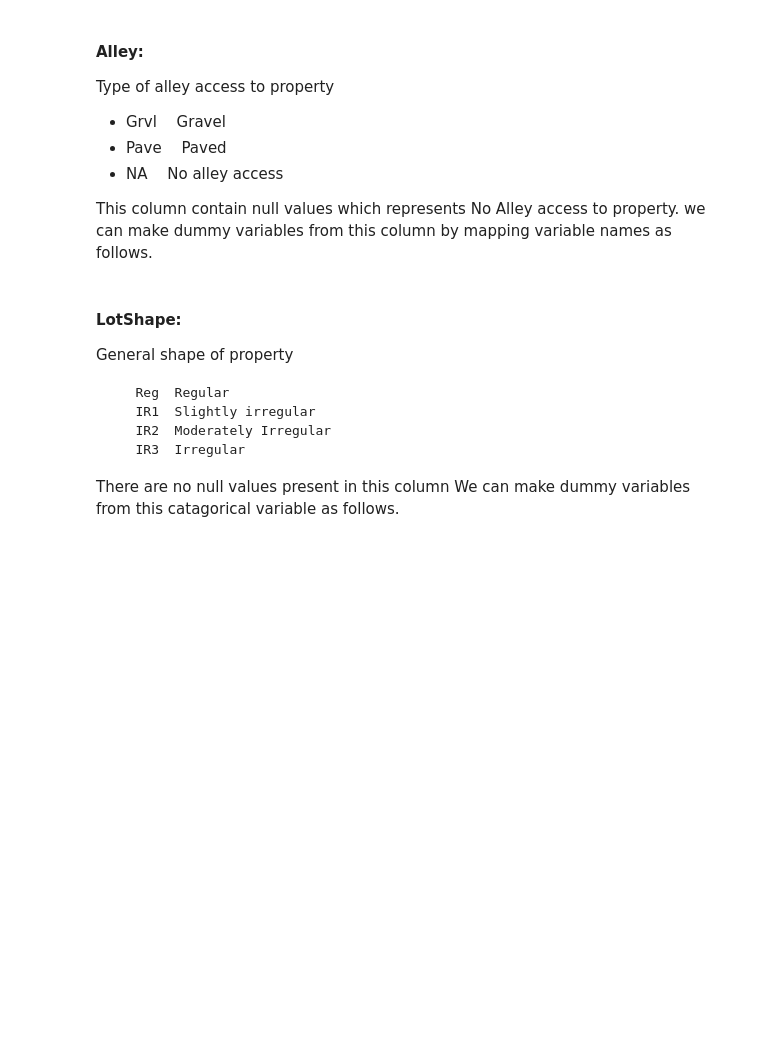
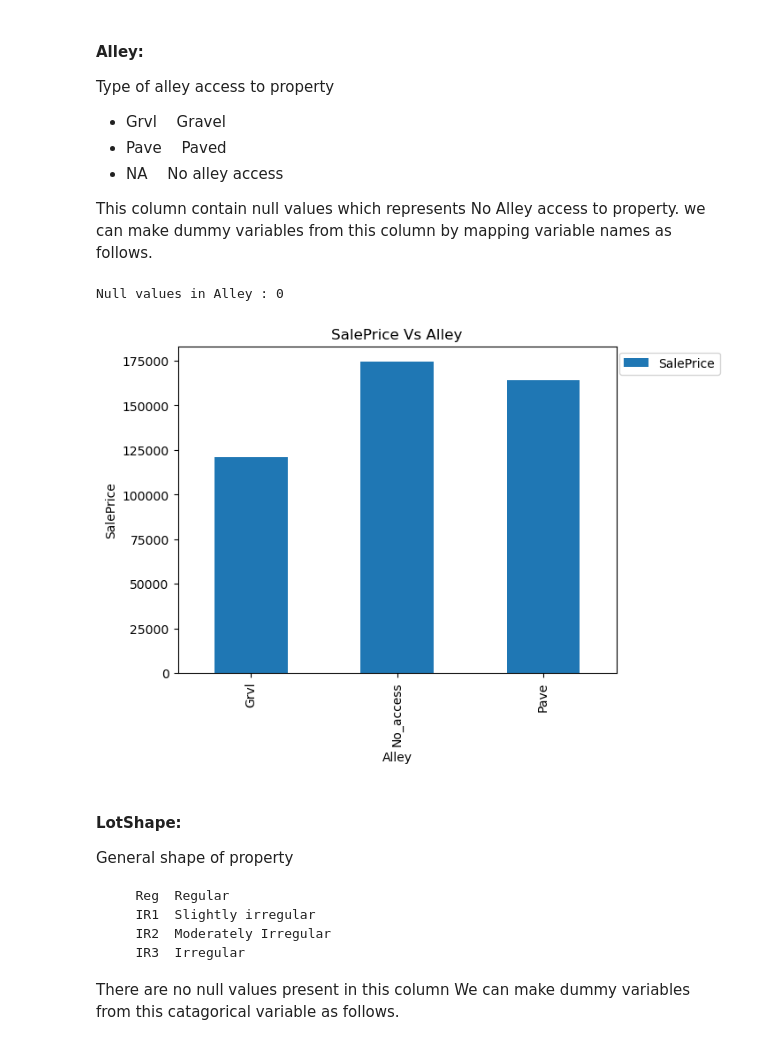
Before and after one commit to bhanu481/Surprise-Housing-Australia, a Jupyter notebook: Surprise-Housing-Australia.ipynb, the cells around one changed output. Saved outputs shown, nothing was run; the diff lists cells and outputs as text; code cells hidden in the pictures; blank space fills up the shorter version.

```diff
--- a/Surprise-Housing-Australia.ipynb
+++ b/Surprise-Housing-Australia.ipynb
@@ -488,3 +479,12 @@ Pool quality
+# %%
+# Map Fence values to ordered integers as follows
+df_housing.PoolQC = df_housing.PoolQC.map({'Ex':4,
+                                         'Gd':3,
+                                         'TA':2,
+                                         'Fa':1,
+                                         'No_Pool':0
+                                        })
+df_housing.PoolQC = df_housing.PoolQC.astype(int)
 # %% [markdown]
 #### Alley:
 Type of alley access to property
@@ -494,4 +494,10 @@ Type of alley access to property
 
 This column contain null values which represents No Alley access to property.
 we can make dummy variables from this column by mapping variable names as follows.
+# %%
+df_housing.Alley = df_housing.Alley.fillna('No_access')
+plot_concat_var(df_housing, column_name='Alley', target='SalePrice' )#,hue='YrSold'
+# %% [output]
+Null values in Alley : 0
+[figure, added]
 # %%
```
Also changed, not shown: parts of 34 cells of this notebook.
